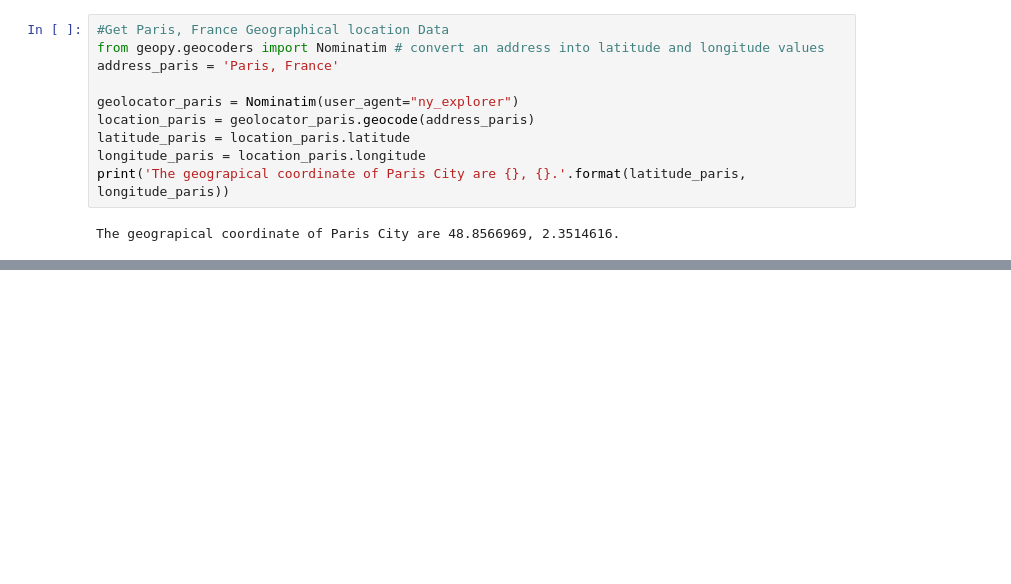
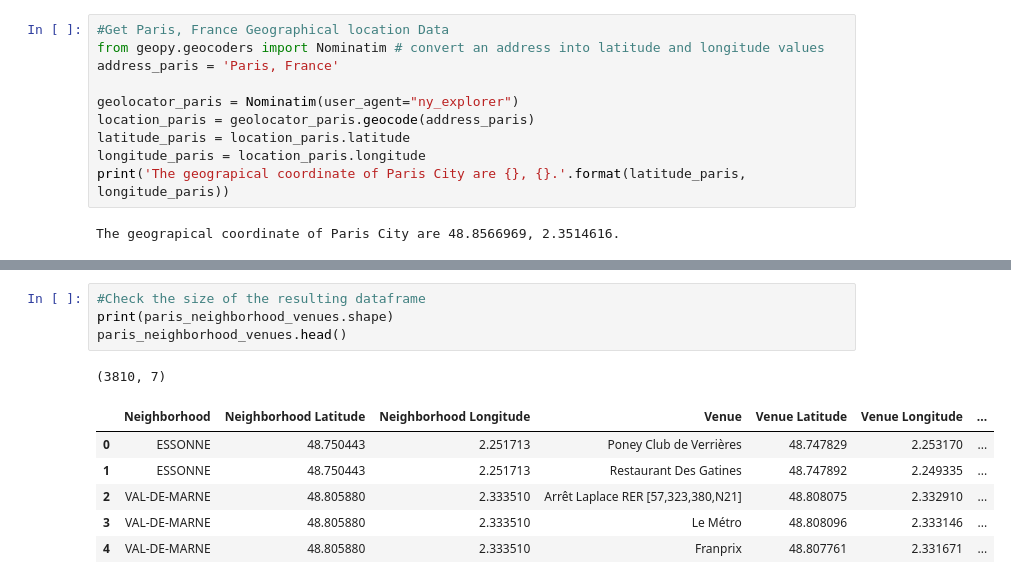
Before and after one commit to btalukder/Coursera_Capstone, a Jupyter notebook: Paris and Millan Neighborhood.ipynb, the cells around one changed output, grey strips where cells are left out. Cells and saved outputs as stored; diff of their text form; blank space fills up the shorter version.

```diff
--- a/Paris and Millan Neighborhood.ipynb
+++ b/Paris and Millan Neighborhood.ipynb
@@ -79,0 +278,12 @@ The geograpical coordinate of Millan City are 46.7071912, 11.6609414.
+# %%
+#Check the size of the resulting dataframe
+print(paris_neighborhood_venues.shape)
+paris_neighborhood_venues.head()
+# %% [output]
+(3810, 7)
+|  | Neighborhood | Neighborhood Latitude | Neighborhood Longitude | Venue | Venue Latitude | Venue Longitude | ... |
+| 0 | ESSONNE | 48.750443 | 2.251713 | Poney Club de Verrières | 48.747829 | 2.253170 | ... |
+| 1 | ESSONNE | 48.750443 | 2.251713 | Restaurant Des Gatines | 48.747892 | 2.249335 | ... |
+| 2 | VAL-DE-MARNE | 48.805880 | 2.333510 | Arrêt Laplace RER [57,323,380,N21] | 48.808075 | 2.332910 | ... |
+| 3 | VAL-DE-MARNE | 48.805880 | 2.333510 | Le Métro | 48.808096 | 2.333146 | ... |
+| 4 | VAL-DE-MARNE | 48.805880 | 2.333510 | Franprix | 48.807761 | 2.331671 | ... |
```
Also changed, not shown: parts of 25 cells of this notebook.
